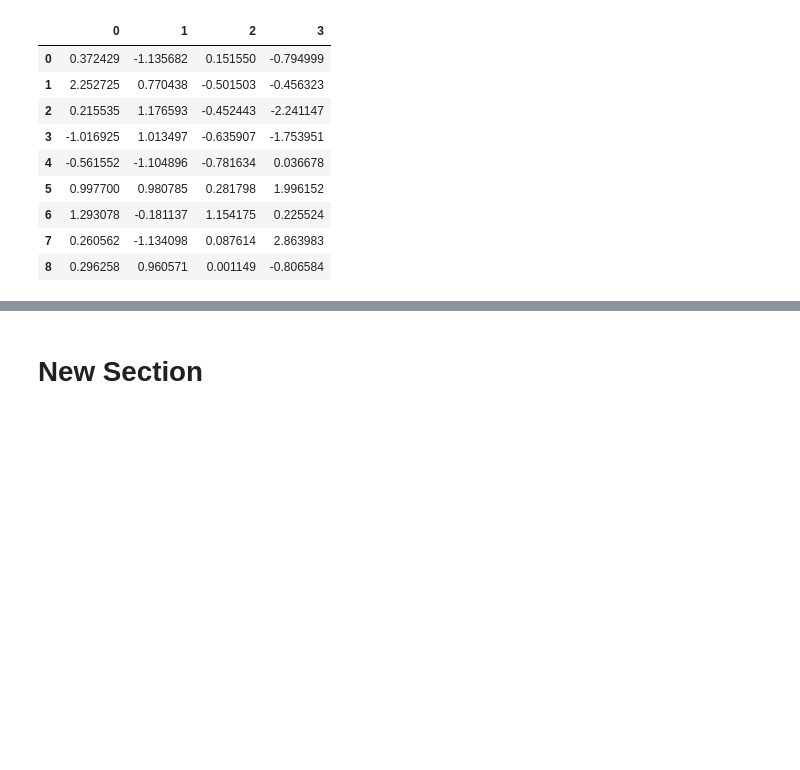
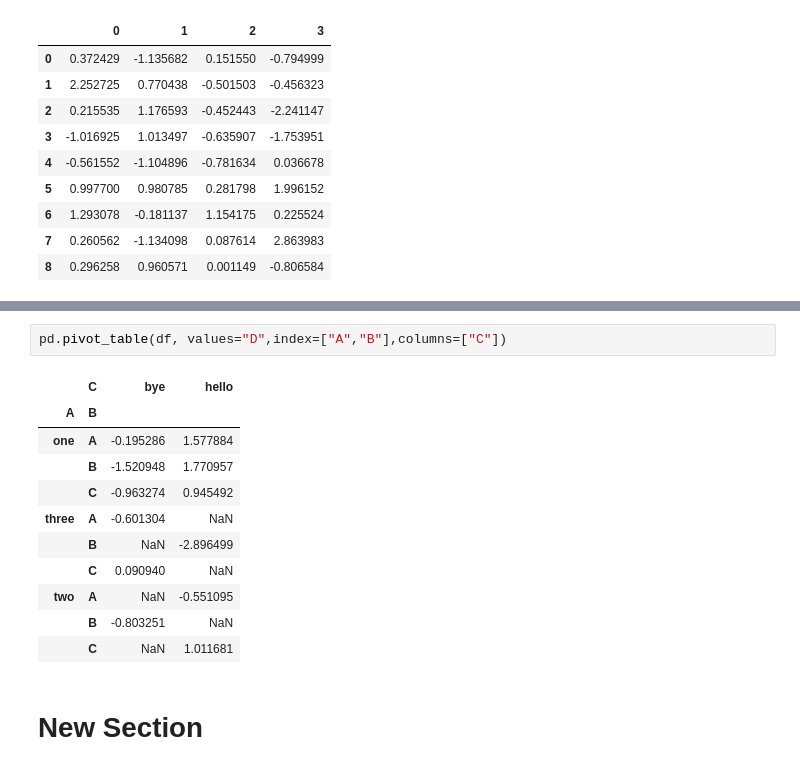
Before and after one commit to sunilchaurha/python-learning, a Jupyter notebook: Panda-1.ipynb, the cells around one changed output, grey strips where cells are left out. Cells and saved outputs as stored; diff of their text form; blank space fills up the shorter version.

```diff
--- a/Panda-1.ipynb
+++ b/Panda-1.ipynb
@@ -204,2 +269,16 @@ output
+# %%
+pd.pivot_table(df, values="D",index=["A","B"],columns=["C"])
+# %% [output]
+|  | C | bye | hello |
+| A | B |  |  |
+| one | A | -0.195286 | 1.577884 |
+|  | B | -1.520948 | 1.770957 |
+|  | C | -0.963274 | 0.945492 |
+| three | A | -0.601304 | NaN |
+|  | B | NaN | -2.896499 |
+|  | C | 0.090940 | NaN |
+| two | A | NaN | -0.551095 |
+|  | B | -0.803251 | NaN |
+|  | C | NaN | 1.011681 |
 # %% [markdown]
 # New Section
```
Also changed, not shown: parts of 4 cells of this notebook.
